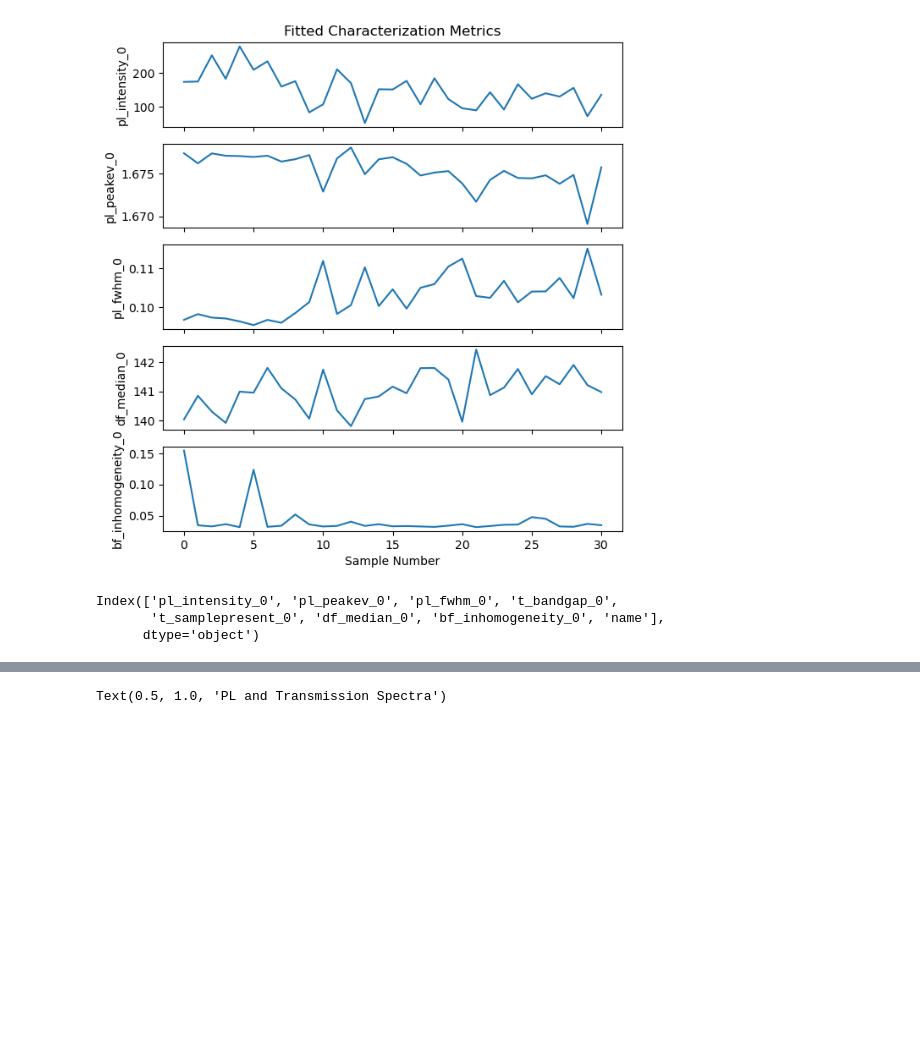
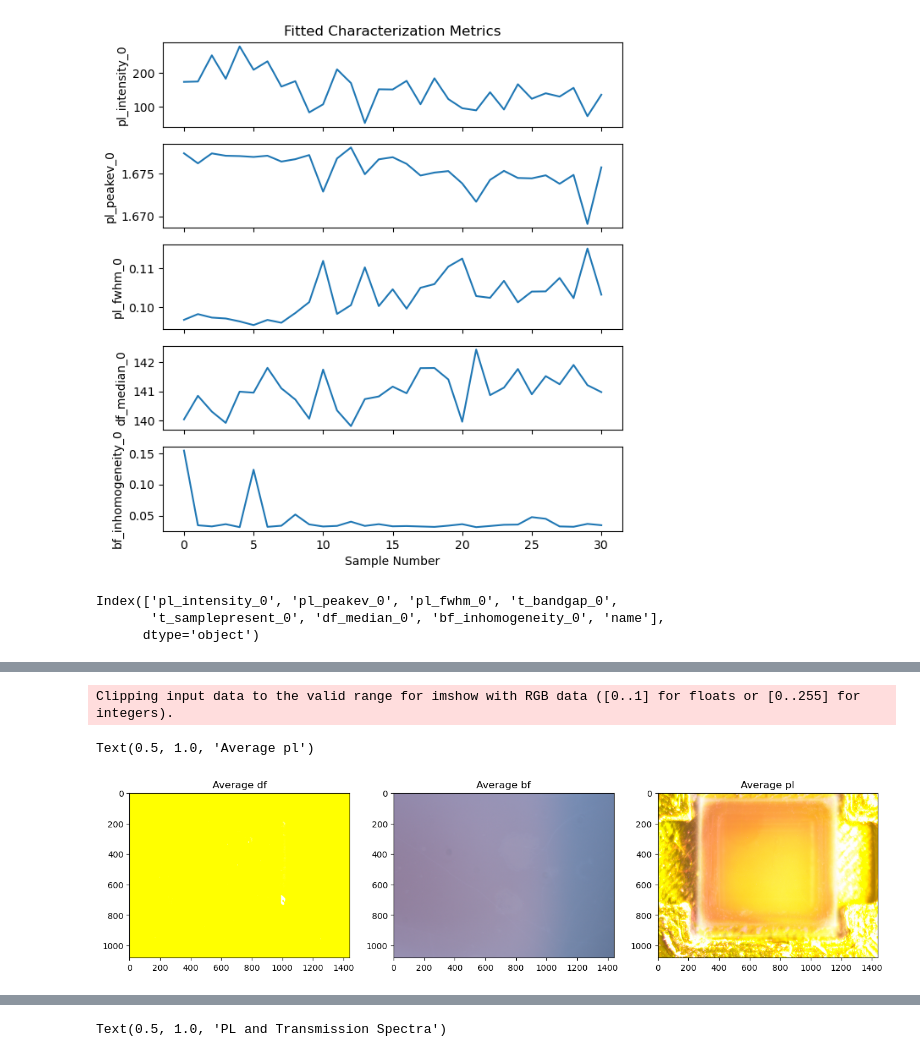
Before and after one commit to fenning-research-group/PASCAL_TrainView, a Jupyter notebook: analysis.ipynb, the cells around one changed output, grey strips where cells are left out. Saved outputs shown, nothing was run; the diff lists cells and outputs as text; code cells hidden in the pictures; blank space fills up the shorter version.

```diff
--- a/analysis.ipynb
+++ b/analysis.ipynb
@@ -140,3 +140,25 @@ ax[2].imshow(rawdf['plimg_0'][i][:,:,0]) # use red channel for PL measurements,
+# %%
+# display the "average" image for batch
+# this shouldn't be too interesting if the batch is overall good
+
+avg_df = np.average(rawdf['df_0'].to_numpy())
+avg_bf = np.average(rawdf['bf_0'].to_numpy())
+avg_pl = np.average(rawdf['plimg_0'].to_numpy())
+
+
+fig, ax = plt.subplots(1,3, figsize=(16,10))
+
+ax[0].imshow(avg_df)
+ax[1].imshow(avg_bf)
+ax[2].imshow(avg_pl)
+
+ax[0].set_title('Average df')
+ax[1].set_title('Average bf')
+ax[2].set_title('Average pl')
+# %% [output]
+Clipping input data to the valid range for imshow with RGB data ([0..1] for floats or [0..255] for integers).
+Text(0.5, 1.0, 'Average pl')
+[figure, added]
 # %%
 # plot histograms showing image rgb channel intensities
 from scipy.stats import norm
```
Also changed, not shown: parts of 8 cells of this notebook.
